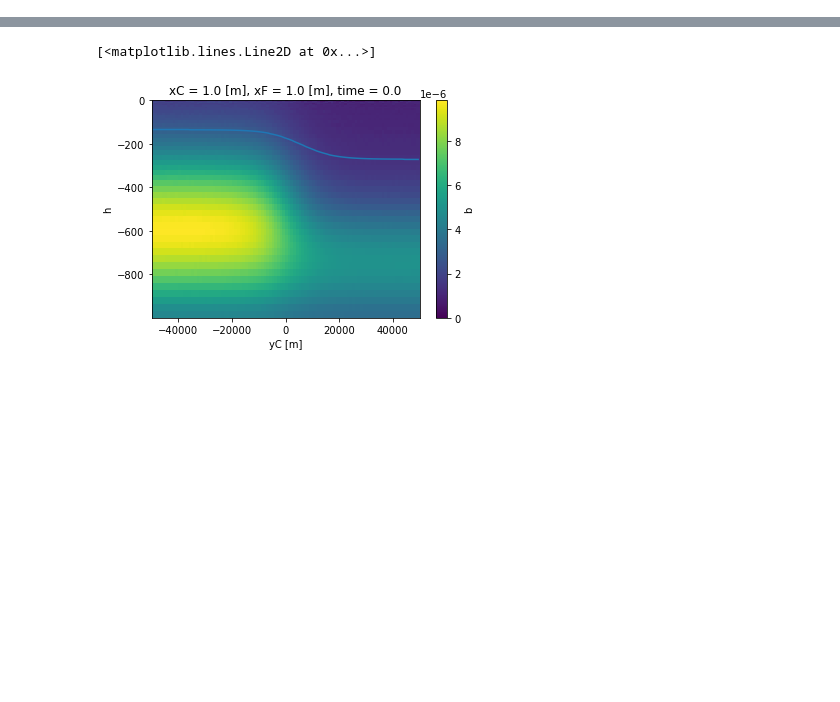
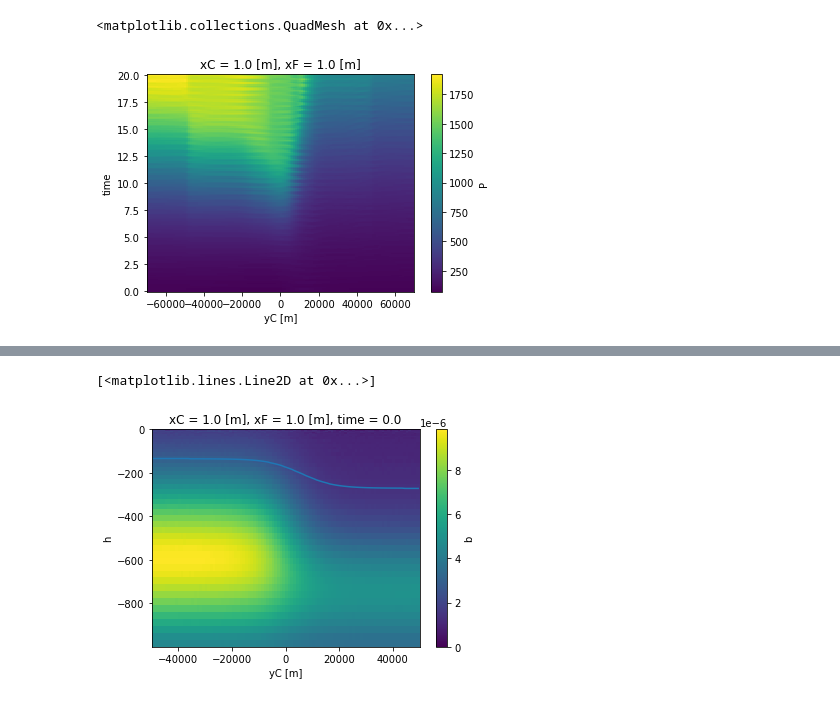
Before and after one commit to iuryt/Bioceananigans.jl, a Jupyter notebook: analysis.ipynb, the cells around one changed output, grey strips where cells are left out. Saved outputs shown, nothing was run; the diff lists cells and outputs as text; code cells hidden in the pictures; blank space fills up the shorter version.

```diff
--- a/analysis.ipynb
+++ b/analysis.ipynb
@@ -13,0 +38,5 @@ ds.light.plot(robust=True)
+# %%
+ds.P.integrate("zC").plot()
+# %% [output]
+<matplotlib.collections.QuadMesh at 0x...>
+[figure, added]
```
Also changed, not shown: parts of 6 cells of this notebook.
